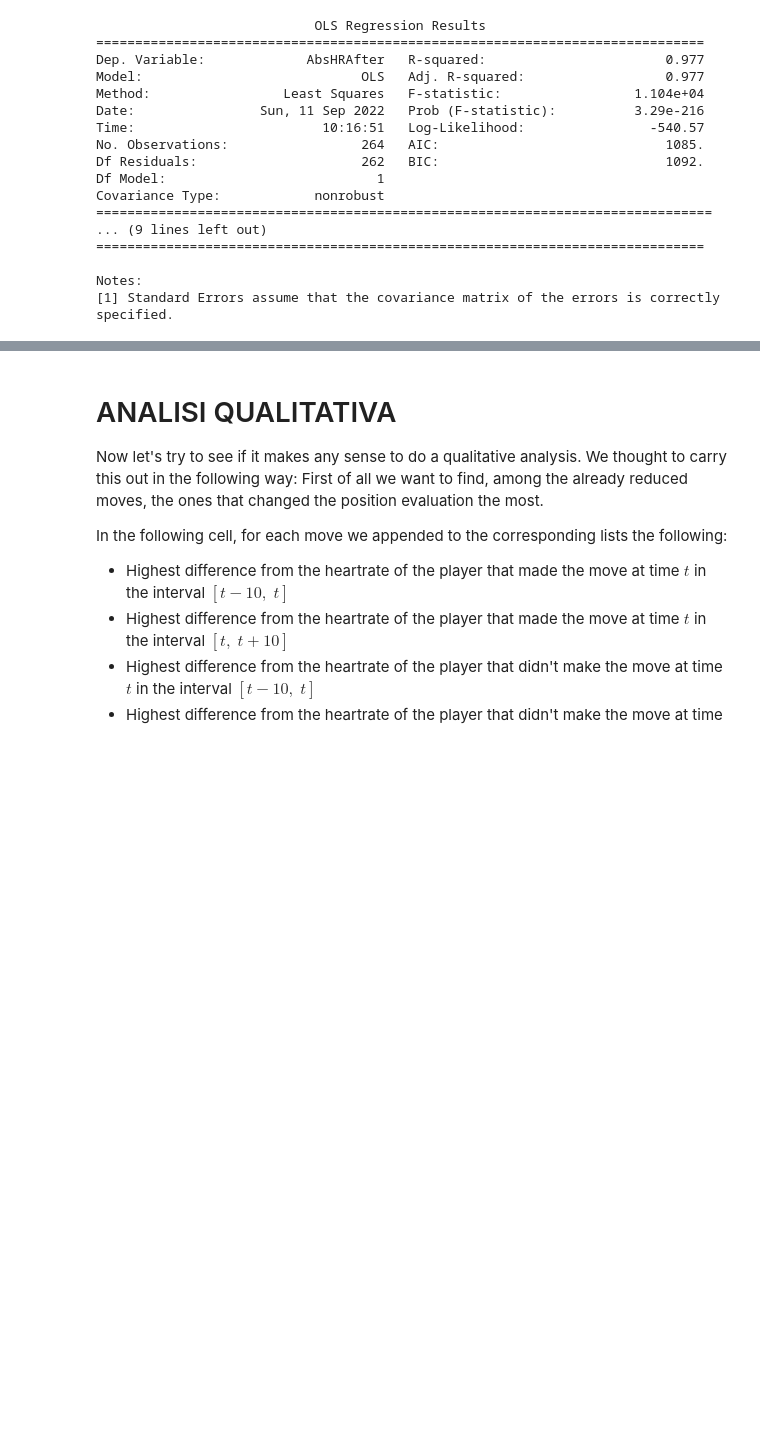
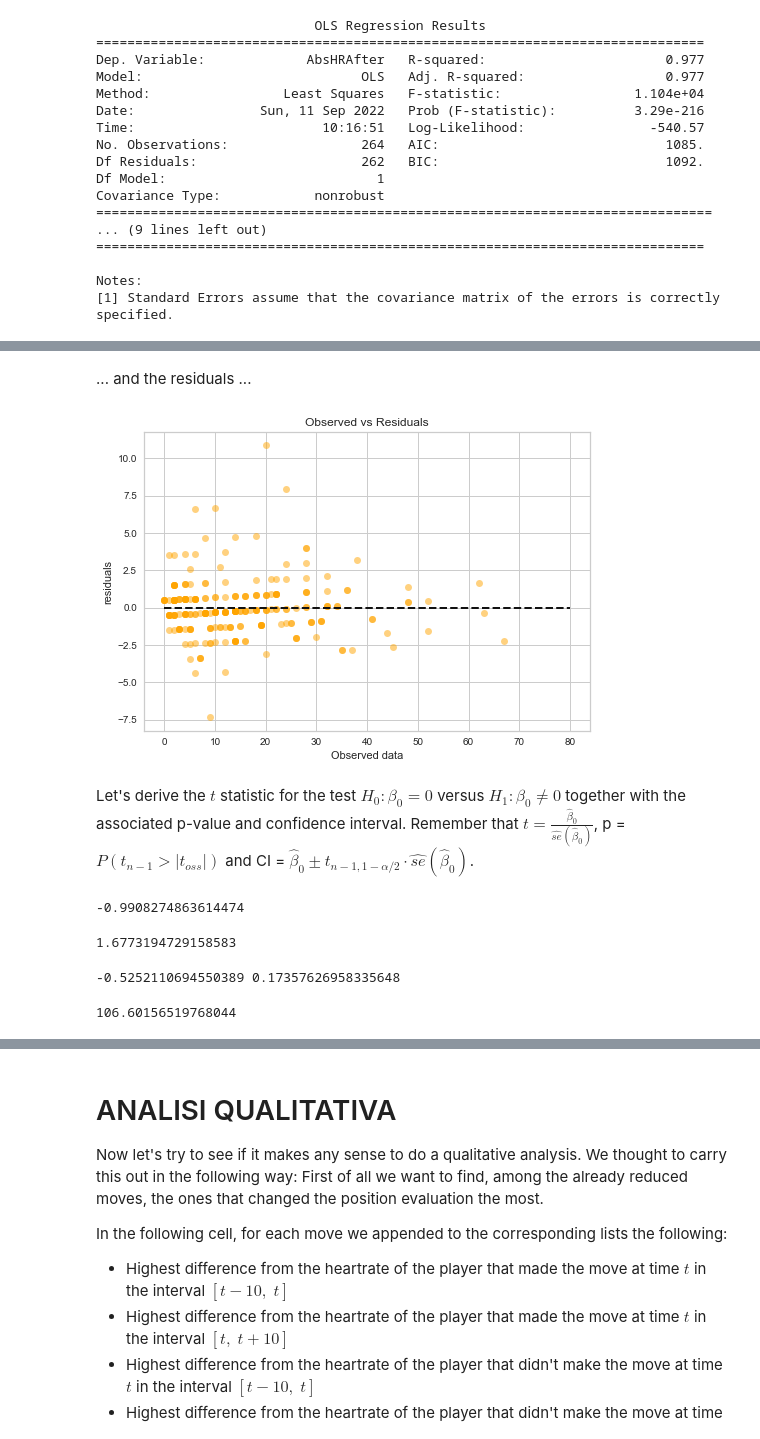
Before and after one commit to tommdim/statistics-101, a Jupyter notebook: project/src/main.ipynb, the cells around one changed output, grey strips where cells are left out. Saved outputs shown, nothing was run; the diff lists cells and outputs as text; code cells hidden in the pictures; blank space fills up the shorter version.

```diff
--- a/project/src/main.ipynb
+++ b/project/src/main.ipynb
@@ -1361,0 +1378,9 @@ Our regression function is $ \hat{u} =   0,99x + 0.52$, since $ \hat{\beta}_0 =
+# %%
+x = ncdf["AbsHRBefore"]
+y = ncdf["AbsHRAfter"]
+# %%
+s2_x  = np.cov(x, y)[0,0]
+s_xy  = np.cov(x, y)[0,1]
+beta1 = s_xy/s2_x
+beta0 = np.mean(y) - beta1*np.mean(x)
+print(beta1, beta0)
@@ -1361,0 +1389,4 @@ Our regression function is $ \hat{u} =   0,99x + 0.52$, since $ \hat{\beta}_0 =
+# %%
+yhat = beta0 + beta1*x
+#yhat = fitd.predict()
+yhat.head(5)
@@ -1361,0 +1400,3 @@ Our regression function is $ \hat{u} =   0,99x + 0.52$, since $ \hat{\beta}_0 =
+# %%
+e = y - yhat
+e.head(5)
@@ -1377,0 +1477,36 @@ plt.show()
+# %% [markdown]
+... and the residuals ...
+# %%
+plt.title("Observed vs Residuals")
+plt.xlabel("Observed data")
+plt.ylabel("residuals")
+plt.plot(y,e, "o", color = 'orange', alpha = 0.5)
+plt.plot([0,80], [0, 0], '--', lw=2, color = 'k')
+plt.show()
+# %% [output]
+[figure, added]
+# %% [markdown]
+Let's derive the $t$ statistic for the test $H_0: \beta_0=0$ versus $H_1: \beta_0 \neq 0$ together with the associated p-value and confidence interval. Remember that $t = \frac{\widehat{\beta}_0}{\widehat{se}(\widehat{\beta}_0)} $, p = $ P(t_{n-1} > |t_{oss}|)$ and CI = $\widehat{\beta}_0 \pm t_{n-1, 1-\alpha/2} \cdot \widehat{se}(\widehat{\beta}_0)$.
+# %%
+t_stat_beta0 = beta0/sd_beta0
+t_stat_beta0
+# %% [output]
+-0.9908274863614474
+# %%
+from scipy import stats as st
+p_value_beta0 = 2*(1 - st.t.cdf(t_stat_beta0, n-1))
+print(p_value_beta0)
+# %% [output]
+1.6773194729158583
+# %%
+alpha = 0.05
+CI_lower_beta0 = beta0 - st.t.ppf(1 - alpha/2, n-1)*sd_beta0
+CI_upper_beta0 = beta0 + st.t.ppf(1 - alpha/2, n-1)*sd_beta0
+print(CI_lower_beta0, CI_upper_beta0)
+# %% [output]
+-0.5252110694550389 0.17357626958335648
+# %%
+t_stat_beta1 = beta1/sd_beta1
+t_stat_beta1
+# %% [output]
+106.60156519768044
```
Also changed, not shown: parts of 25 cells of this notebook.
